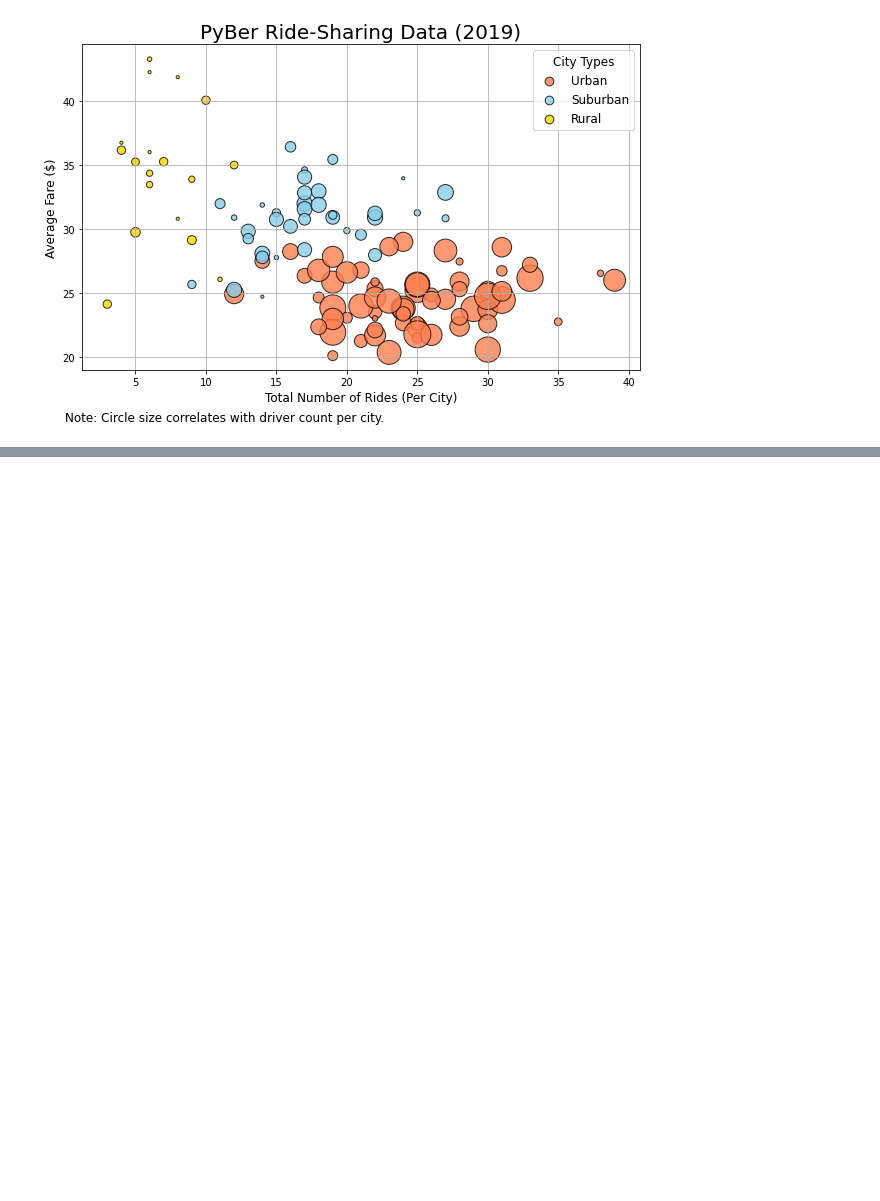
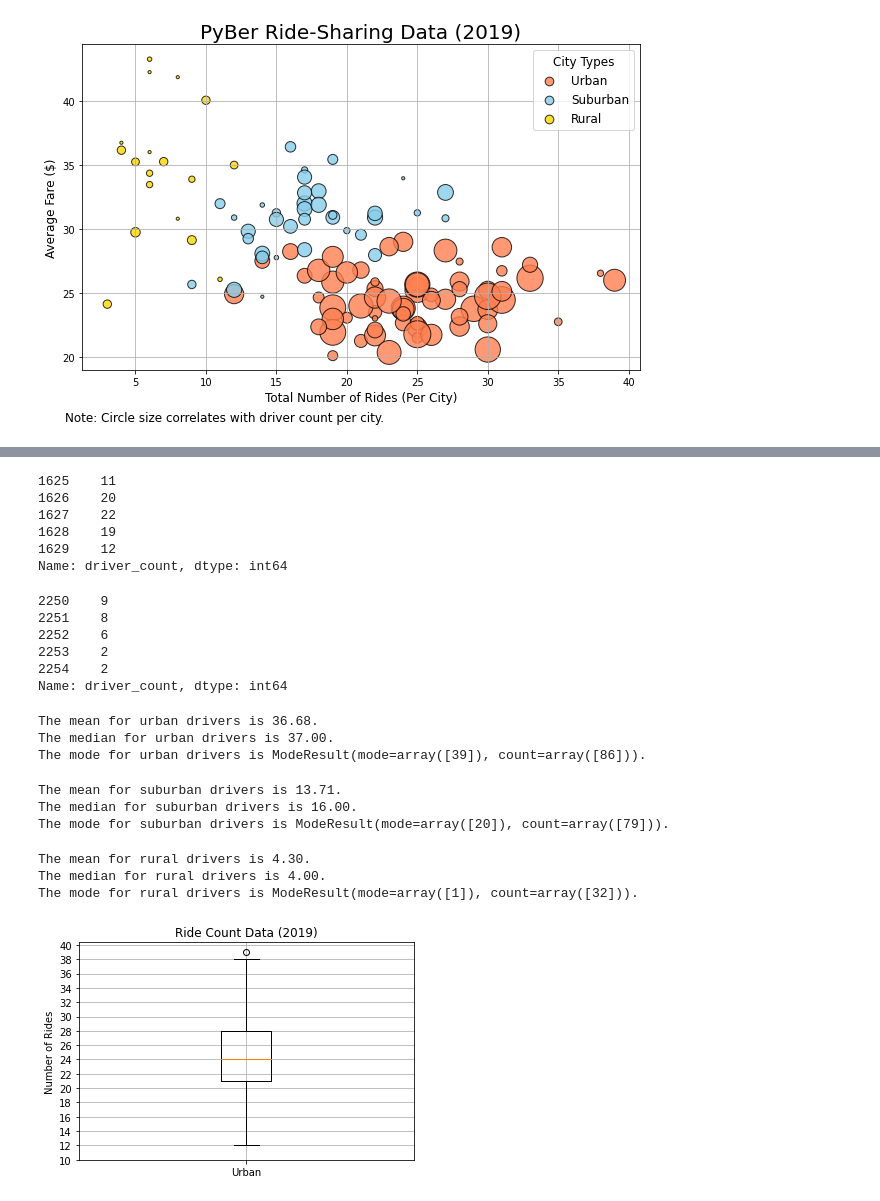
Before and after one commit to TheLittlePrincess/PyBer_Analysis, a Jupyter notebook: PyBer_ride.ipynb, the cells around one changed output, grey strips where cells are left out. Cells and saved outputs as stored; diff of their text form; code cells hidden in the pictures; blank space fills up the shorter version.

Commit message:
graphs and everything til 5.4.5

```diff
--- a/PyBer_ride.ipynb
+++ b/PyBer_ride.ipynb
@@ -515,0 +747,77 @@ plt.show()
+# %%
+# Get the drivers for the Suburban cities.
+suburban_drivers = suburban_cities_df["driver_count"]
+suburban_drivers.head()
+# %% [output]
+1625    11
+1626    20
+1627    22
+1628    19
+1629    12
+Name: driver_count, dtype: int64
+# %%
+# Get the drivers for the rural cities.
+rural_drivers = rural_cities_df["driver_count"]
+rural_drivers.head()
+# %% [output]
+2250    9
+2251    8
+2252    6
+2253    2
+2254    2
+Name: driver_count, dtype: int64
+# %%
+# Calculate the measures of central tendency for the average drivers for the urban cities.
+mean_urban_drivers = np.mean(urban_drivers)
+print(f"The mean for urban drivers is {mean_urban_drivers:.2f}.")
+
+median_urban_drivers = np.median(urban_drivers)
+print(f"The median for urban drivers is {median_urban_drivers:.2f}.")
+
+mode_urban_drivers = sts.mode(urban_drivers)
+print(f"The mode for urban drivers is {mode_urban_drivers}.")
+# %% [output]
+The mean for urban drivers is 36.68.
+The median for urban drivers is 37.00.
+The mode for urban drivers is ModeResult(mode=array([39]), count=array([86])).
+# %%
+# Calculate the measures of central tendency for the average drivers for the suburban cities.
+mean_suburban_drivers = np.mean(suburban_drivers)
+print(f"The mean for suburban drivers is {mean_suburban_drivers:.2f}.")
+
+median_suburban_drivers = np.median(suburban_drivers)
+print(f"The median for suburban drivers is {median_suburban_drivers:.2f}.")
+
+mode_suburban_drivers = sts.mode(suburban_drivers)
+print(f"The mode for suburban drivers is {mode_suburban_drivers}.")
+# %% [output]
+The mean for suburban drivers is 13.71.
+The median for suburban drivers is 16.00.
+The mode for suburban drivers is ModeResult(mode=array([20]), count=array([79])).
+# %%
+# Calculate the measures of central tendency for the average drivers for the rural cities.
+mean_rural_drivers = np.mean(rural_drivers)
+print(f"The mean for rural drivers is {mean_rural_drivers:.2f}.")
+
+median_rural_drivers = np.median(rural_drivers)
+print(f"The median for rural drivers is {median_rural_drivers:.2f}.")
+
+mode_rural_drivers = sts.mode(rural_drivers)
+print(f"The mode for rural drivers is {mode_rural_drivers}.")
+# %% [output]
+The mean for rural drivers is 4.30.
+The median for rural drivers is 4.00.
+The mode for rural drivers is ModeResult(mode=array([1]), count=array([32])).
+# %%
+# Create a box-and-whisker plot for the urban cities ride count.
+x_labels = ["Urban"]
+fig, ax = plt.subplots()
+ax.boxplot(urban_ride_count, labels=x_labels)
+# Add the title, y-axis label and grid.
+ax.set_title('Ride Count Data (2019)')
+ax.set_ylabel('Number of Rides')
+ax.set_yticks(np.arange(10, 41, step=2.0))
+ax.grid()
+plt.show()
+# %% [output]
+[figure, added]
```
Also changed, not shown: parts of 31 cells of this notebook, 3 other files.
